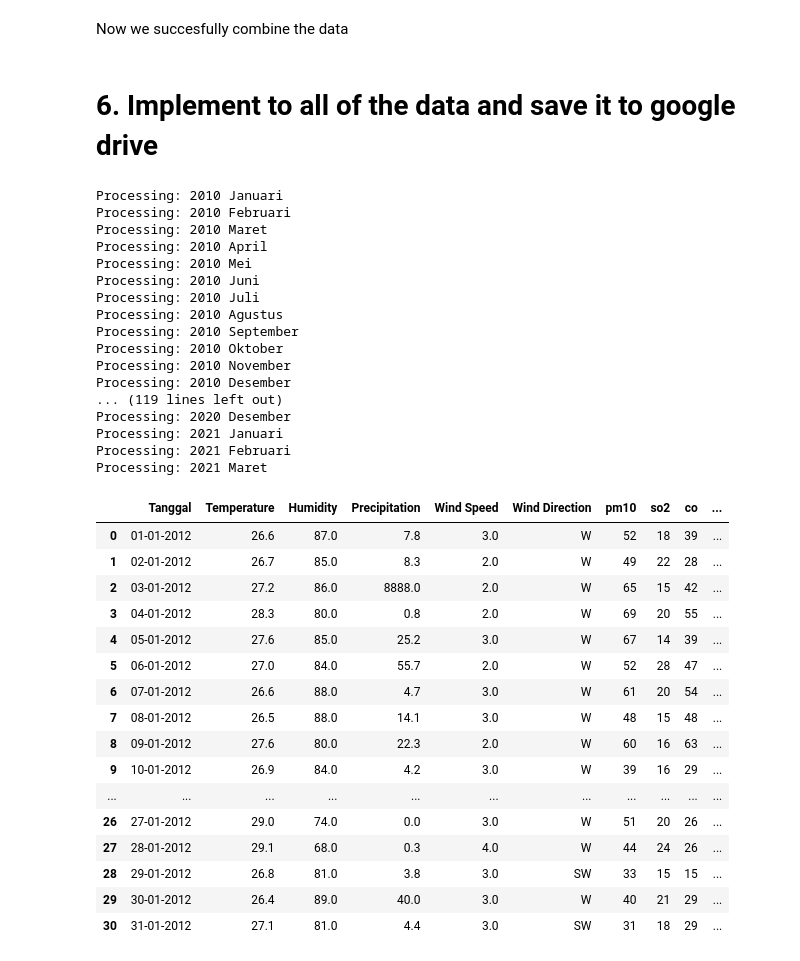
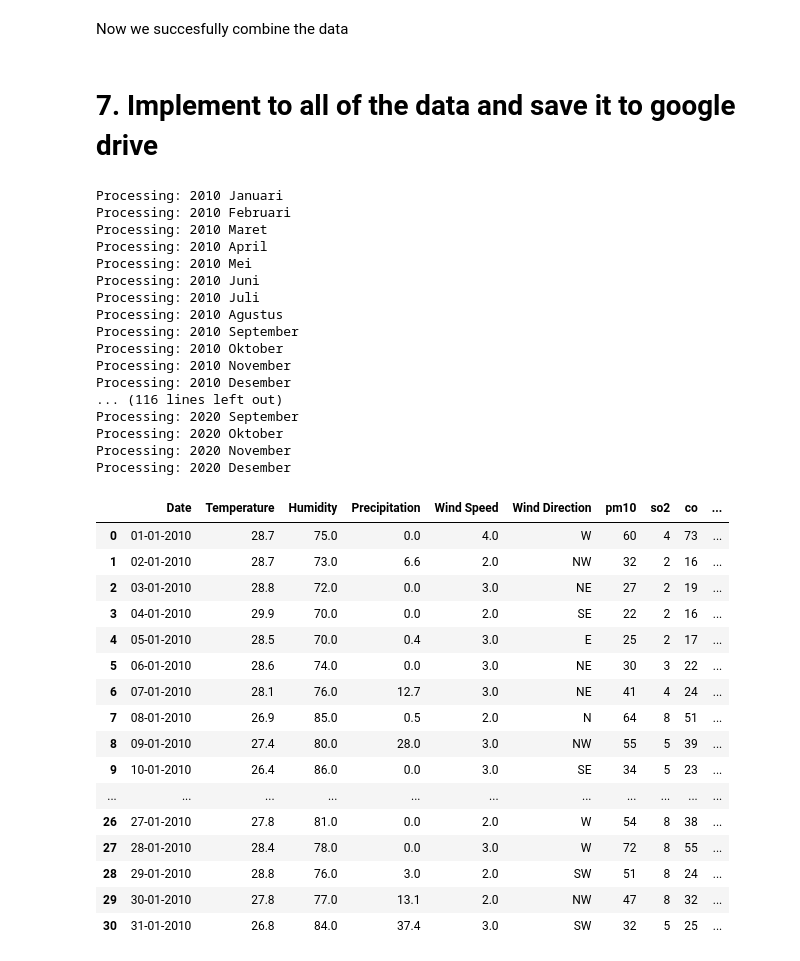
Before and after one commit to baninhadin/Klorophyl-Project, a Jupyter notebook: 02. Processing_Air_Quality_and_Weather_Data.ipynb, the cells around one changed output. Cells and saved outputs as stored; diff of their text form; code cells hidden in the pictures.

```diff
--- a/02. Processing_Air_Quality_and_Weather_Data.ipynb
+++ b/02. Processing_Air_Quality_and_Weather_Data.ipynb
@@ -206,16 +244,16 @@ result
 # %% [markdown]
 Now we succesfully combine the data
 # %% [markdown]
-# **6. Implement to all of the data and save it to google drive**
+# **7. Implement to all of the data and save it to google drive**
 # %%
 #make folder to save the combined data
 for x in range(2010,2022):
   !mkdir /content/gdrive/MyDrive/dokumentasi/dataset_combined/$x #Use your own path
 # %%
 month={"Januari": "01", "Februari": "02", "Maret": "03", "April": "04", "Mei": "05", "Juni": "06", "Juli": "07", "Agustus": "08", "September": "09", "Oktober":10, "November":11, "Desember":12}
-for x in range(2010,2022):
-  path_cuaca = f'/content/gdrive/MyDrive/dokumentasi/cuaca/{x}' # use your path
-  files_cuaca = glob.glob(path_cuaca + "/*.xlsx")
+for x in range(2010,2021):
+  path_cuaca = f'/content/gdrive/MyDrive/dokumentasi/cuaca_cleaned/{x}' # use your path
+  files_cuaca = glob.glob(path_cuaca + "/*.csv")
   path_ispu = f'/content/gdrive/MyDrive/dokumentasi/dataset/{x}' # use your path
   files_ispu = glob.glob(path_ispu + "/*.csv")
 
@@ -228,17 +266,12 @@ for x in range(2010,2022):
     print(f"Processing: {x} {txt[4]} ")
 
 
-    df_cuaca = pd.read_excel(cuaca, header=0, skiprows=[0,1,2,3,4,5,6,7])
+    df_cuaca = pd.read_csv(cuaca, header=0)
     df_ispu = pd.read_csv(ispu, index_col=None, header=0)
-    try:
-      df_cuaca.drop(['Tn', 'Tx', 'ss', 'ff_x', 'ddd_x'],axis=1, inplace=True)
-    except:
-      pass
-    df_cuaca.dropna(inplace=True)
     result = pd.concat([df_cuaca, df_ispu], axis=1)
 
-    result.drop(['tanggal', 'critical', 'categori', 'lokasi_spku','max'], axis=1, inplace=True)
-    result = result.rename(columns = {'Tavg': 'Temperature', 'RH_avg': 'Humidity', 'RR' : 'Precipitation', 'ff_avg': 'Wind Speed', 'ddd_car': 'Wind Direction'}, inplace = False)
+    result.drop(['tanggal', 'categori', 'lokasi_spku','max', 'critical'], axis=1, inplace=True)
+    result = result.rename(columns = {'Tanggal':'Date','Tavg': 'Temperature', 'RH_avg': 'Humidity', 'RR' : 'Precipitation', 'ff_avg': 'Wind Speed', 'ddd_car': 'Wind Direction'}, inplace = False)
     if txt[4] in month.keys():
       nama_file = f"{month[txt[4]]}. {txt[4]} {x}.csv"
       path_save = f"/content/gdrive/MyDrive/dokumentasi/dataset_combined/{x}/{nama_file}" #use your own path
@@ -246,6 +279,7 @@ for x in range(2010,2022):
         result.drop("Unnamed: 10", axis=1, inplace =True) #Drop unnamed column
       except:
         pass
+      result['Precipitation'] = result['Precipitation'].replace([8888.0],0)
       result.to_csv(path_save,index=False)
 # %% [output]
 Processing: 2010 Januari
@@ -260,30 +294,30 @@ Processing: 2010 September
 Processing: 2010 Oktober
 Processing: 2010 November
 Processing: 2010 Desember
-... (119 lines left out)
+... (116 lines left out)
+Processing: 2020 September
+Processing: 2020 Oktober
+Processing: 2020 November
 Processing: 2020 Desember
-Processing: 2021 Januari
-Processing: 2021 Februari
-Processing: 2021 Maret
 # %%
 #Check the result
-df = pd.read_csv("/content/gdrive/MyDrive/dokumentasi/dataset_combined/2012/01. Januari 2012.csv")
+df = pd.read_csv("/content/gdrive/MyDrive/dokumentasi/dataset_combined/2010/01. Januari 2010.csv")
 df
 # %% [output]
-|  | Tanggal | Temperature | Humidity | Precipitation | Wind Speed | Wind Direction | pm10 | so2 | co | ... |
-| 0 | 01-01-2012 | 26.6 | 87.0 | 7.8 | 3.0 | W | 52 | 18 | 39 | ... |
-| 1 | 02-01-2012 | 26.7 | 85.0 | 8.3 | 2.0 | W | 49 | 22 | 28 | ... |
-| 2 | 03-01-2012 | 27.2 | 86.0 | 8888.0 | 2.0 | W | 65 | 15 | 42 | ... |
-| 3 | 04-01-2012 | 28.3 | 80.0 | 0.8 | 2.0 | W | 69 | 20 | 55 | ... |
-| 4 | 05-01-2012 | 27.6 | 85.0 | 25.2 | 3.0 | W | 67 | 14 | 39 | ... |
-| 5 | 06-01-2012 | 27.0 | 84.0 | 55.7 | 2.0 | W | 52 | 28 | 47 | ... |
-| 6 | 07-01-2012 | 26.6 | 88.0 | 4.7 | 3.0 | W | 61 | 20 | 54 | ... |
-| 7 | 08-01-2012 | 26.5 | 88.0 | 14.1 | 3.0 | W | 48 | 15 | 48 | ... |
-| 8 | 09-01-2012 | 27.6 | 80.0 | 22.3 | 2.0 | W | 60 | 16 | 63 | ... |
-| 9 | 10-01-2012 | 26.9 | 84.0 | 4.2 | 3.0 | W | 39 | 16 | 29 | ... |
+|  | Date | Temperature | Humidity | Precipitation | Wind Speed | Wind Direction | pm10 | so2 | co | ... |
+| 0 | 01-01-2010 | 28.7 | 75.0 | 0.0 | 4.0 | W | 60 | 4 | 73 | ... |
+| 1 | 02-01-2010 | 28.7 | 73.0 | 6.6 | 2.0 | NW | 32 | 2 | 16 | ... |
+| 2 | 03-01-2010 | 28.8 | 72.0 | 0.0 | 3.0 | NE | 27 | 2 | 19 | ... |
+| 3 | 04-01-2010 | 29.9 | 70.0 | 0.0 | 2.0 | SE | 22 | 2 | 16 | ... |
+| 4 | 05-01-2010 | 28.5 | 70.0 | 0.4 | 3.0 | E | 25 | 2 | 17 | ... |
+| 5 | 06-01-2010 | 28.6 | 74.0 | 0.0 | 3.0 | NE | 30 | 3 | 22 | ... |
+| 6 | 07-01-2010 | 28.1 | 76.0 | 12.7 | 3.0 | NE | 41 | 4 | 24 | ... |
+| 7 | 08-01-2010 | 26.9 | 85.0 | 0.5 | 2.0 | N | 64 | 8 | 51 | ... |
+| 8 | 09-01-2010 | 27.4 | 80.0 | 28.0 | 3.0 | NW | 55 | 5 | 39 | ... |
+| 9 | 10-01-2010 | 26.4 | 86.0 | 0.0 | 3.0 | SE | 34 | 5 | 23 | ... |
 | ... | ... | ... | ... | ... | ... | ... | ... | ... | ... | ... |
-| 26 | 27-01-2012 | 29.0 | 74.0 | 0.0 | 3.0 | W | 51 | 20 | 26 | ... |
-| 27 | 28-01-2012 | 29.1 | 68.0 | 0.3 | 4.0 | W | 44 | 24 | 26 | ... |
-| 28 | 29-01-2012 | 26.8 | 81.0 | 3.8 | 3.0 | SW | 33 | 15 | 15 | ... |
-| 29 | 30-01-2012 | 26.4 | 89.0 | 40.0 | 3.0 | W | 40 | 21 | 29 | ... |
-| 30 | 31-01-2012 | 27.1 | 81.0 | 4.4 | 3.0 | SW | 31 | 18 | 29 | ... |
+| 26 | 27-01-2010 | 27.8 | 81.0 | 0.0 | 2.0 | W | 54 | 8 | 38 | ... |
+| 27 | 28-01-2010 | 28.4 | 78.0 | 0.0 | 3.0 | W | 72 | 8 | 55 | ... |
+| 28 | 29-01-2010 | 28.8 | 76.0 | 3.0 | 2.0 | SW | 51 | 8 | 24 | ... |
+| 29 | 30-01-2010 | 27.8 | 77.0 | 13.1 | 2.0 | NW | 47 | 8 | 32 | ... |
+| 30 | 31-01-2010 | 26.8 | 84.0 | 37.4 | 3.0 | SW | 32 | 5 | 25 | ... |
```
Also changed, not shown: parts of 34 cells of this notebook.
